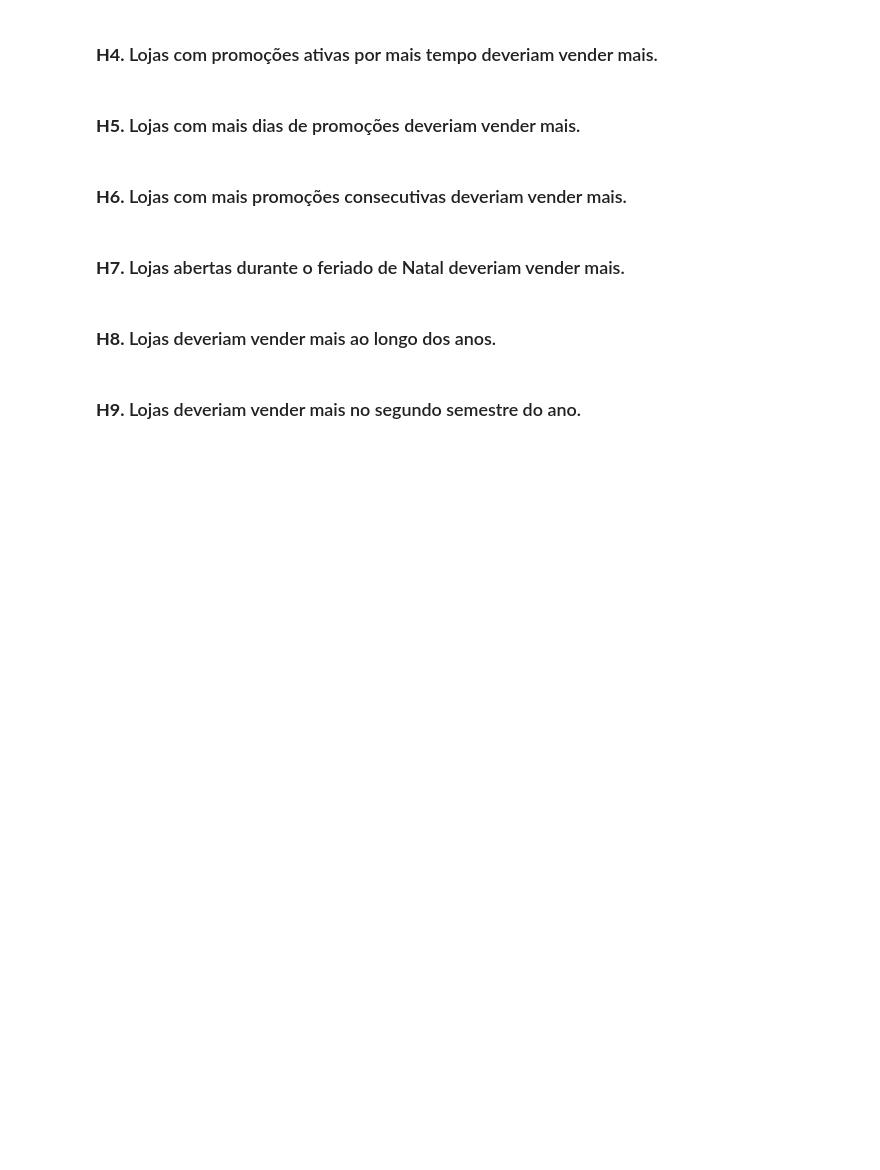
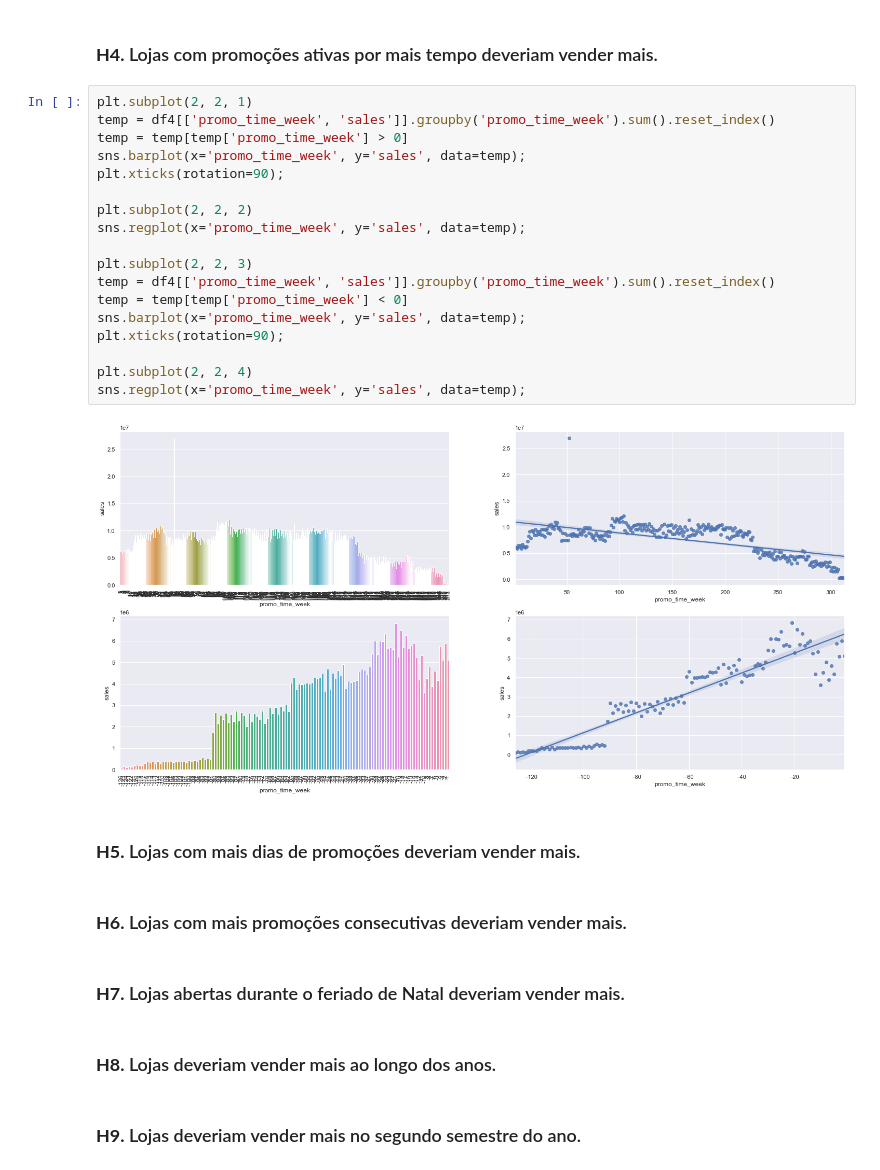
Before and after one commit to jeovaramos/DataScience_Em_Producao, a Jupyter notebook: m04_v01_store_sales_prediction.ipynb, the cells around one changed output. Drawn from its saved outputs; the diff is of its cells as text; blank space fills up the shorter version.

```diff
--- a/m04_v01_store_sales_prediction.ipynb
+++ b/m04_v01_store_sales_prediction.ipynb
@@ -524,6 +524,26 @@ sns.heatmap(temp.corr(method='pearson'), annot=True);
 [figure]
 # %% [markdown]
 ### **H4.** Lojas com promoções ativas por mais tempo deveriam vender mais.
+# %%
+plt.subplot(2, 2, 1)
+temp = df4[['promo_time_week', 'sales']].groupby('promo_time_week').sum().reset_index()
+temp = temp[temp['promo_time_week'] > 0]
+sns.barplot(x='promo_time_week', y='sales', data=temp);
+plt.xticks(rotation=90);
+
+plt.subplot(2, 2, 2)
+sns.regplot(x='promo_time_week', y='sales', data=temp);
+
+plt.subplot(2, 2, 3)
+temp = df4[['promo_time_week', 'sales']].groupby('promo_time_week').sum().reset_index()
+temp = temp[temp['promo_time_week'] < 0]
+sns.barplot(x='promo_time_week', y='sales', data=temp);
+plt.xticks(rotation=90);
+
+plt.subplot(2, 2, 4)
+sns.regplot(x='promo_time_week', y='sales', data=temp);
+# %% [output]
+[figure, added]
 # %% [markdown]
 ### **H5.** Lojas com mais dias de promoções deveriam vender mais.
 # %% [markdown]
```
Also changed, not shown: parts of 3 cells of this notebook.
